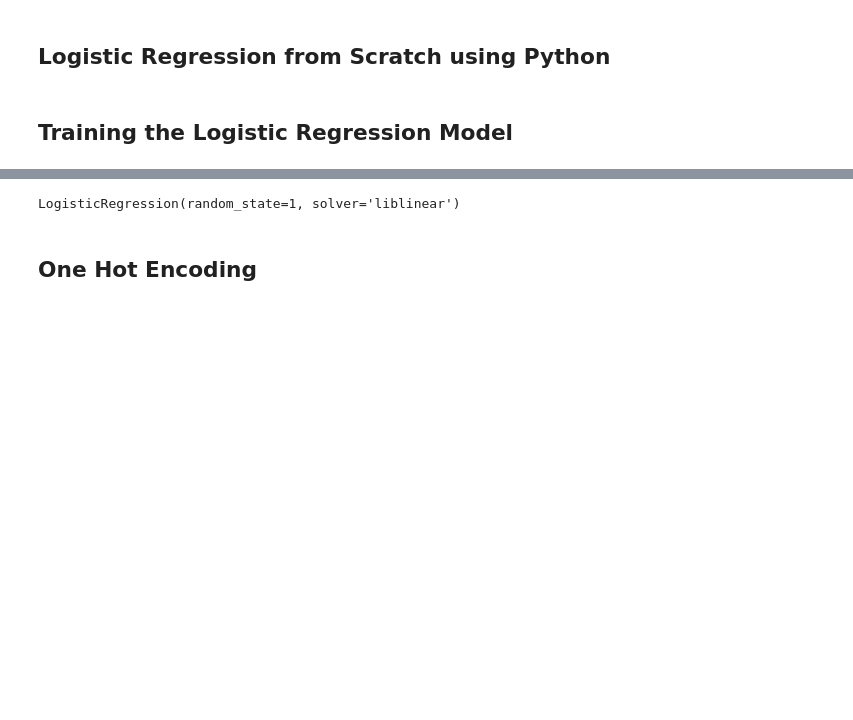
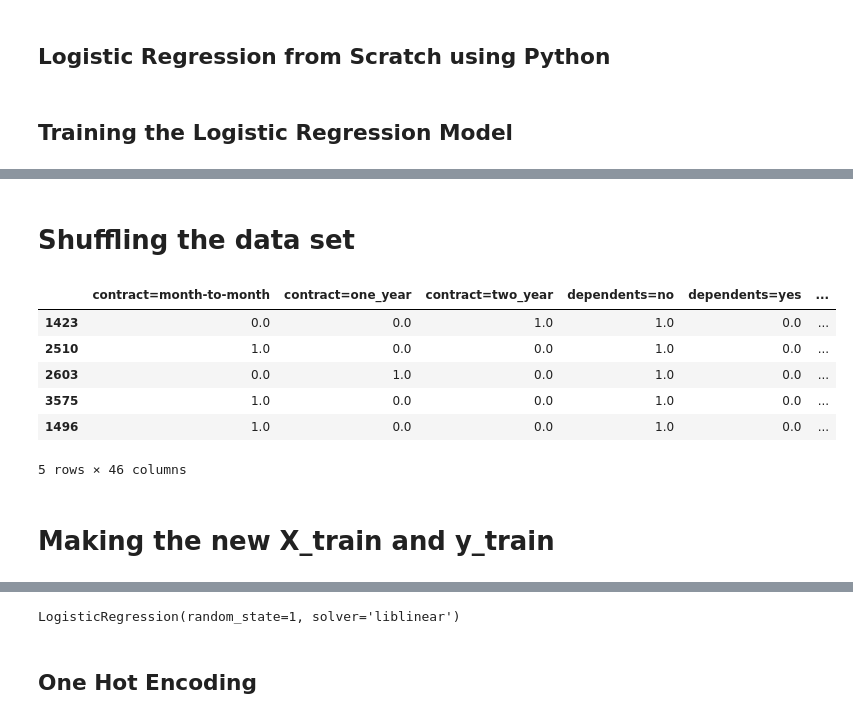
Before and after one commit to jmohsbeck1/jpmc_mle, a Jupyter notebook: Churn_Lab.ipynb, the cells around one changed output, grey strips where cells are left out. Saved outputs shown, nothing was run; the diff lists cells and outputs as text; code cells hidden in the pictures; blank space fills up the shorter version.

```diff
--- a/Churn_Lab.ipynb
+++ b/Churn_Lab.ipynb
@@ -434,0 +545,15 @@ def sigmoid(score):
+# %% [markdown]
+# Shuffling the data set
+# %%
+churnData = shuffle(churnData)
+churnData.head()
+# %% [output]
+|  | contract=month-to-month | contract=one_year | contract=two_year | dependents=no | dependents=yes | ... |
+| 1423 | 0.0 | 0.0 | 1.0 | 1.0 | 0.0 | ... |
+| 2510 | 1.0 | 0.0 | 0.0 | 1.0 | 0.0 | ... |
+| 2603 | 0.0 | 1.0 | 0.0 | 1.0 | 0.0 | ... |
+| 3575 | 1.0 | 0.0 | 0.0 | 1.0 | 0.0 | ... |
+| 1496 | 1.0 | 0.0 | 0.0 | 1.0 | 0.0 | ... |
+5 rows × 46 columns
+# %% [markdown]
+# Making the new X_train and y_train
```
Also changed, not shown: parts of 39 cells of this notebook.
